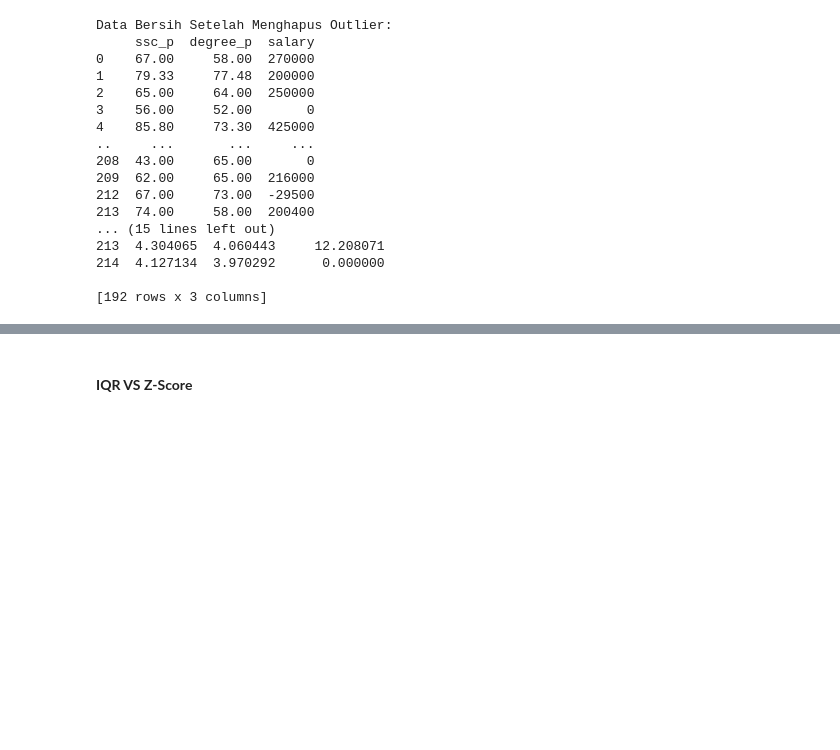
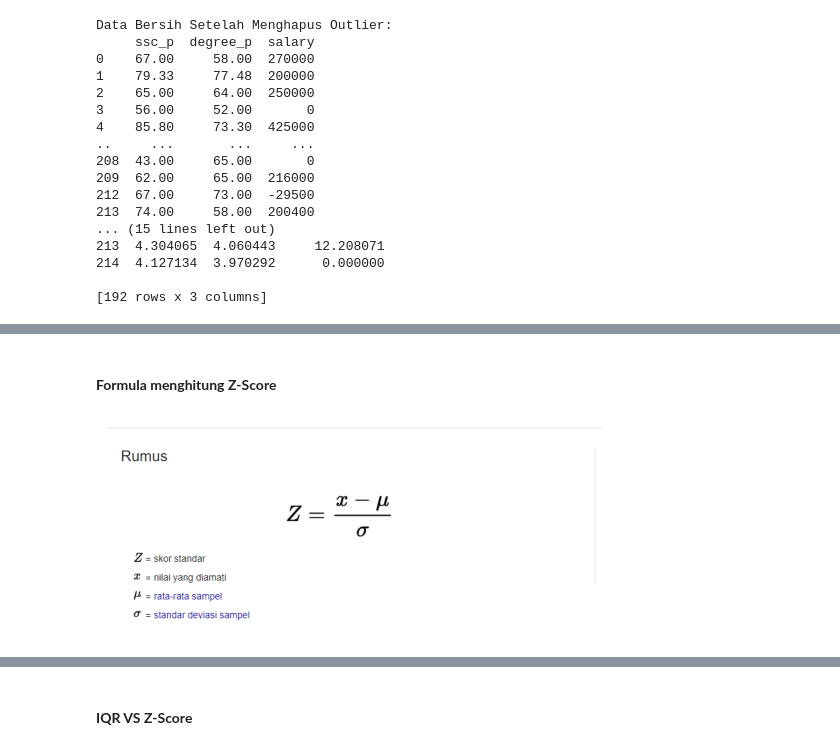
Before and after one commit to whisnumurtyga/coder-data-engineering, a Jupyter notebook: Pertemuan 9 - Outlier & Data Enriching/outlier.ipynb, the cells around one changed output, grey strips where cells are left out. Drawn from its saved outputs; the diff is of its cells as text; code cells hidden in the pictures; blank space fills up the shorter version.

Commit message:
menambahkan detect outlier menggunkan zscore

```diff
--- a/Pertemuan 9 - Outlier & Data Enriching/outlier.ipynb
+++ b/Pertemuan 9 - Outlier & Data Enriching/outlier.ipynb
@@ -288,0 +296,8 @@ Data Bersih Setelah Menghapus Outlier:
+# %% [markdown]
+#### **Formula menghitung Z-Score**
+# %%
+plt.imshow(mpimg.imread("image/formula-zscore.png"))
+plt.axis("off")
+plt.show()
+# %% [output]
+[figure, added]
```
Also changed, not shown: parts of 15 cells of this notebook, 1 other file.
